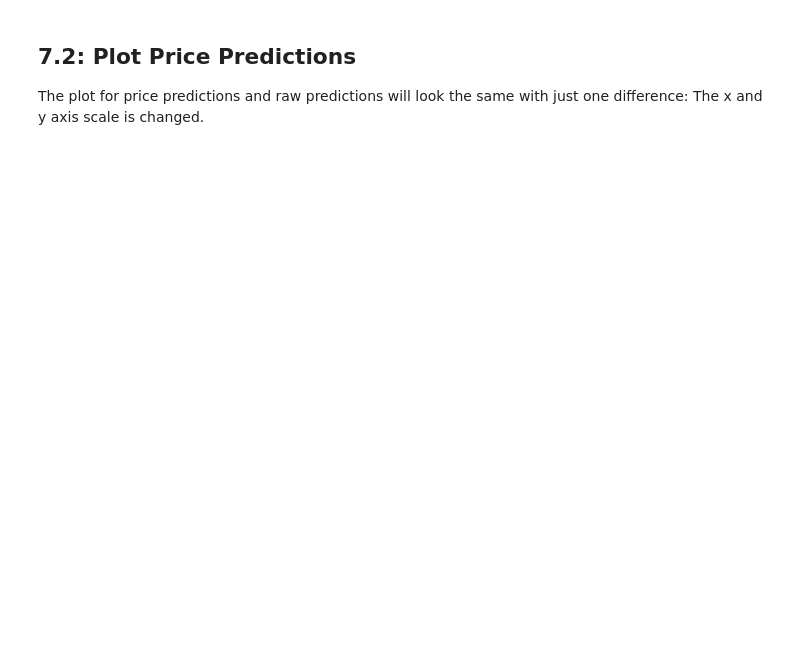
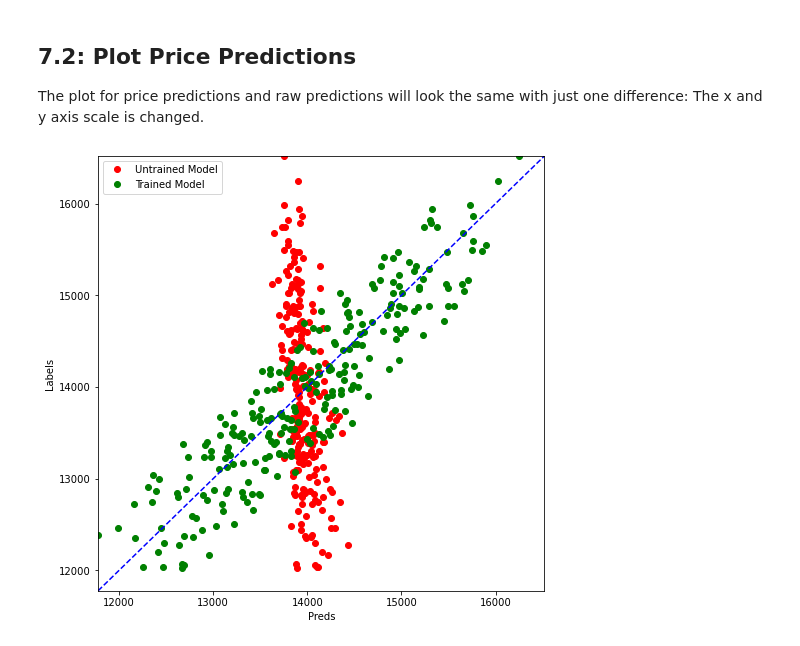
Before and after one commit to abinshahameer/Predicting-House-Prices-with-Regression-using-TensorFlow, a Jupyter notebook: TensorFlow Beginner - Predicting House Prices with Regression.ipynb, the cells around one changed output. Saved outputs shown, nothing was run; the diff lists cells and outputs as text; code cells hidden in the pictures; blank space fills up the shorter version.

```diff
--- a/TensorFlow Beginner - Predicting House Prices with Regression.ipynb
+++ b/TensorFlow Beginner - Predicting House Prices with Regression.ipynb
@@ -159,3 +254,10 @@ Let's use the `compare_predictions` helper function to compare predictions from
 ## 7.2: Plot Price Predictions
 
 The plot for price predictions and raw predictions will look the same with just one difference: The x and y axis scale is changed.
+# %%
+price_untrained=[convert_label_value(y) for y in preds_on_untrained ]
+price_trained=[convert_label_value(y) for y in preds_on_trained ]
+price_test=[convert_label_value(y) for y in y_test]
+compare_predictions(price_untrained,price_trained,price_test)
+# %% [output]
+[figure, added]
```
Also changed, not shown: parts of 7 cells of this notebook.
